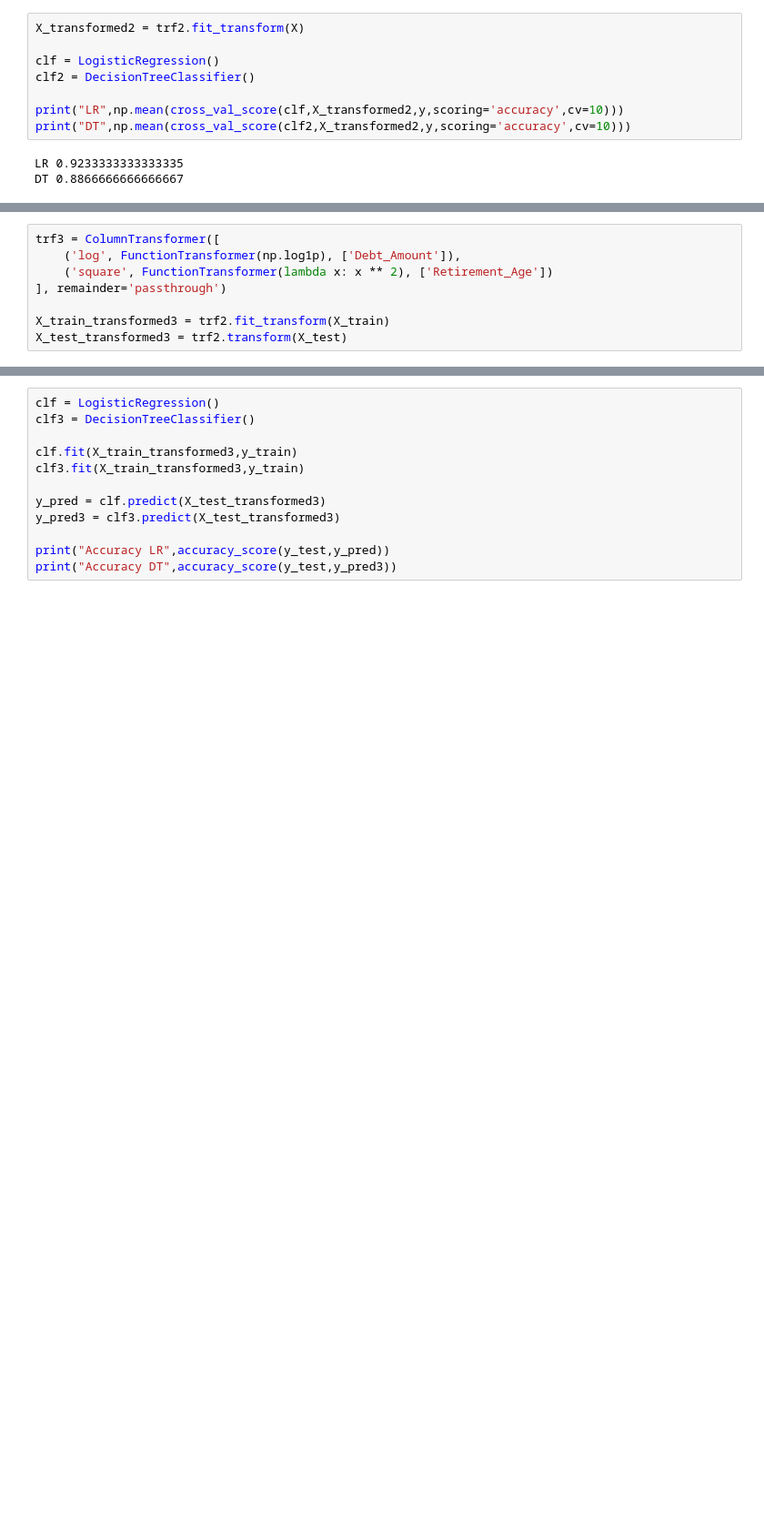
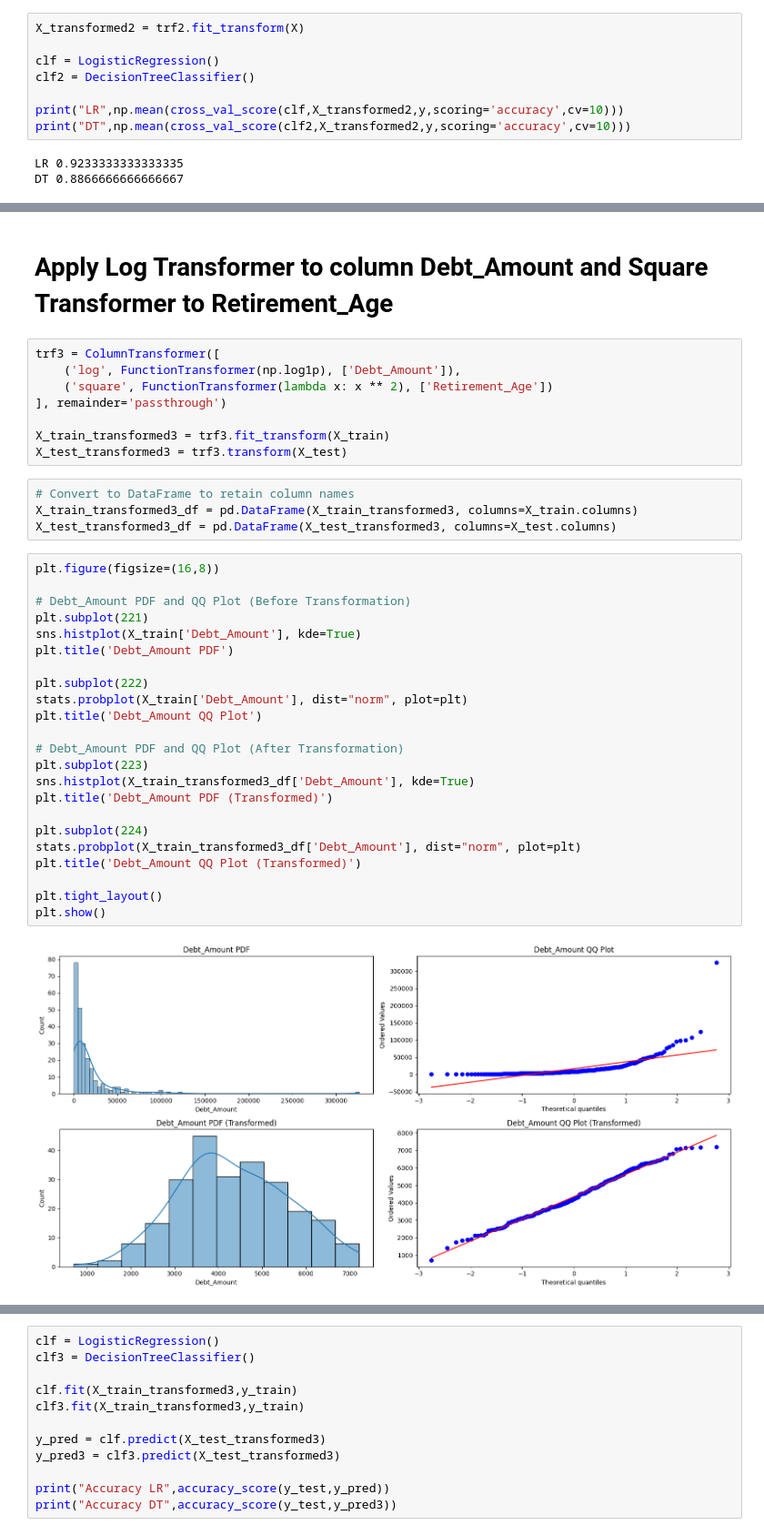
Before and after one commit to Himel-Sarder/Function-Transformer-or-Mathematical-Transformer, a Jupyter notebook: Function Transformer.ipynb, the cells around one changed output, grey strips where cells are left out. Shown at 91% size. Drawn from its saved outputs; the diff is of its cells as text; blank space fills up the shorter version.

```diff
--- a/Function Transformer.ipynb
+++ b/Function Transformer.ipynb
@@ -592,8 +540,39 @@ plt.show()
+# %% [markdown]
+# Apply Log Transformer to column Debt_Amount and Square Transformer to Retirement_Age
 # %%
 trf3 = ColumnTransformer([
     ('log', FunctionTransformer(np.log1p), ['Debt_Amount']),
     ('square', FunctionTransformer(lambda x: x ** 2), ['Retirement_Age'])
 ], remainder='passthrough')
 
-X_train_transformed3 = trf2.fit_transform(X_train)
-X_test_transformed3 = trf2.transform(X_test)
+X_train_transformed3 = trf3.fit_transform(X_train)
+X_test_transformed3 = trf3.transform(X_test)
+# %%
+# Convert to DataFrame to retain column names
+X_train_transformed3_df = pd.DataFrame(X_train_transformed3, columns=X_train.columns)
+X_test_transformed3_df = pd.DataFrame(X_test_transformed3, columns=X_test.columns)
+# %%
+plt.figure(figsize=(16,8))
+
+# Debt_Amount PDF and QQ Plot (Before Transformation)
+plt.subplot(221)
+sns.histplot(X_train['Debt_Amount'], kde=True)
+plt.title('Debt_Amount PDF')
+
+plt.subplot(222)
+stats.probplot(X_train['Debt_Amount'], dist="norm", plot=plt)
+plt.title('Debt_Amount QQ Plot')
+
+# Debt_Amount PDF and QQ Plot (After Transformation)
+plt.subplot(223)
+sns.histplot(X_train_transformed3_df['Debt_Amount'], kde=True)
+plt.title('Debt_Amount PDF (Transformed)')
+
+plt.subplot(224)
+stats.probplot(X_train_transformed3_df['Debt_Amount'], dist="norm", plot=plt)
+plt.title('Debt_Amount QQ Plot (Transformed)')
+
+plt.tight_layout()
+plt.show()
+# %% [output]
+[figure, added]
```
Also changed, not shown: parts of 17 cells of this notebook.
